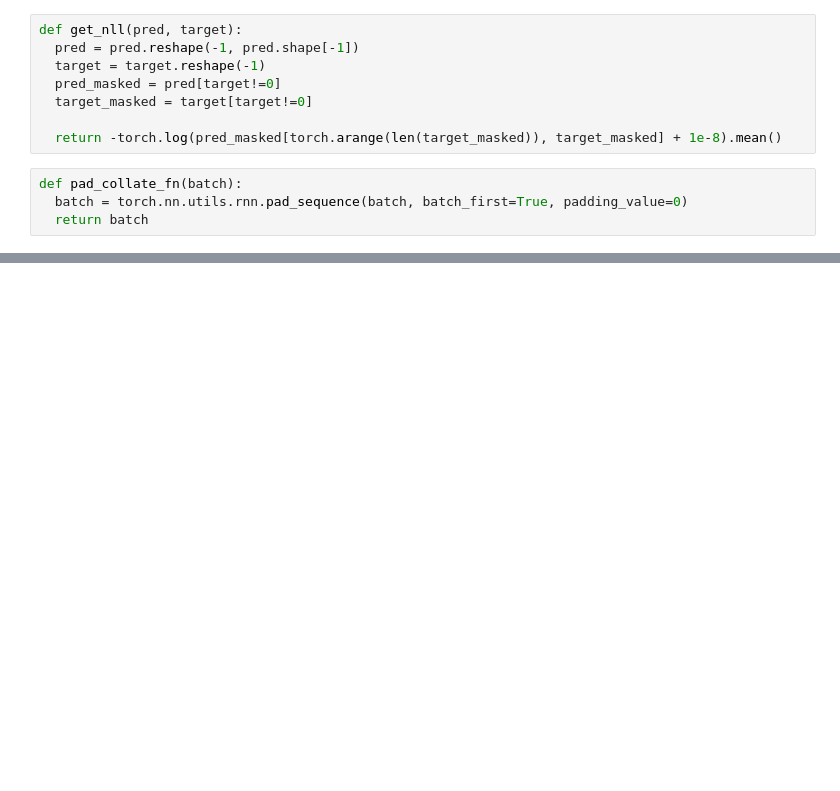
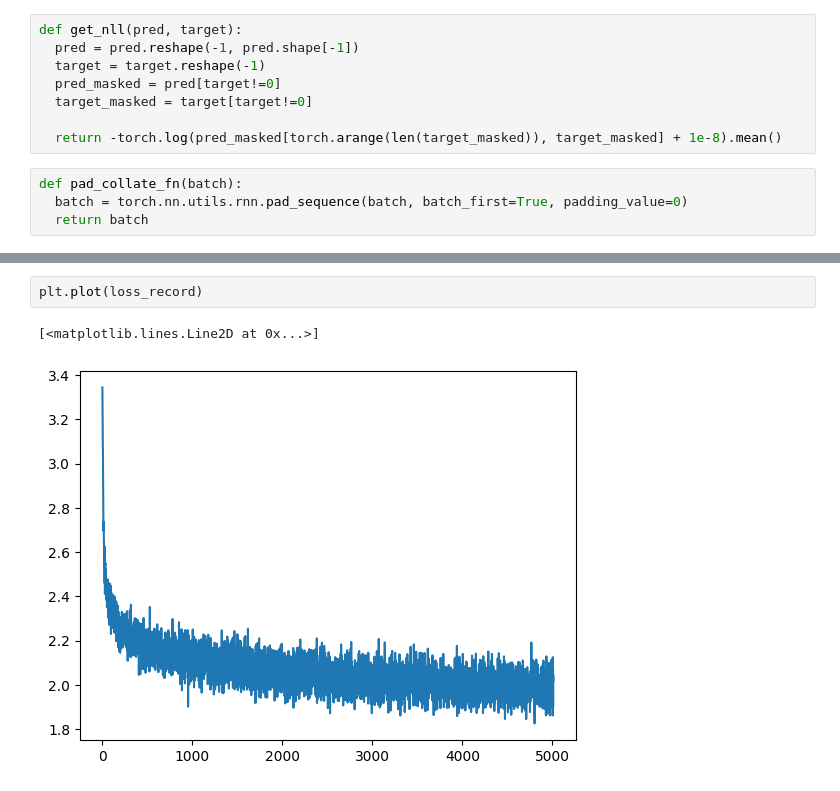
Before and after one commit to jdasam/aat3020-2023, a Jupyter notebook: notebooks/3_Language_modeling.ipynb, the cells around one changed output, grey strips where cells are left out. Drawn from its saved outputs; the diff is of its cells as text; blank space fills up the shorter version.

```diff
--- a/notebooks/3_Language_modeling.ipynb
+++ b/notebooks/3_Language_modeling.ipynb
@@ -213,0 +306,5 @@ plt.plot(loss_record)
+# %%
+plt.plot(loss_record)
+# %% [output]
+[<matplotlib.lines.Line2D at 0x...>]
+[figure, added]
```
Also changed, not shown: parts of 22 cells of this notebook.
